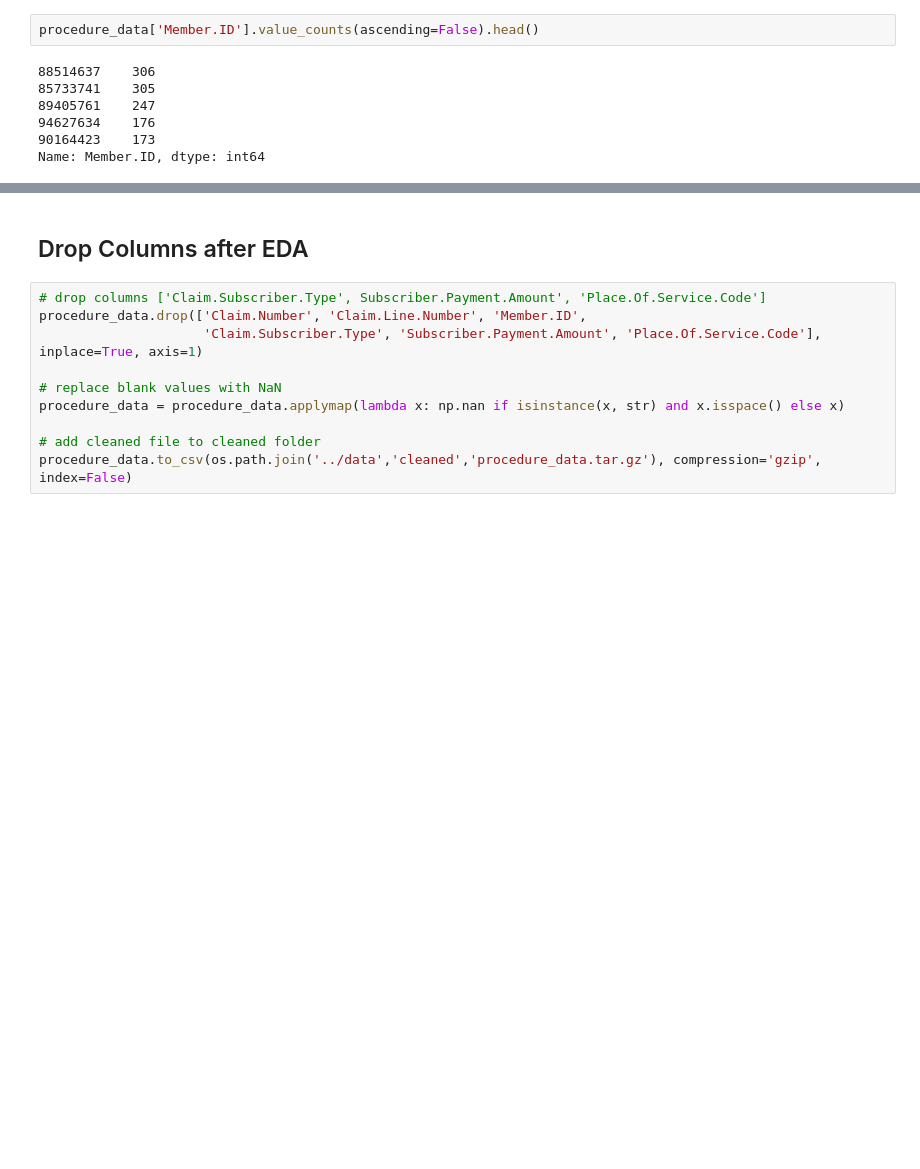
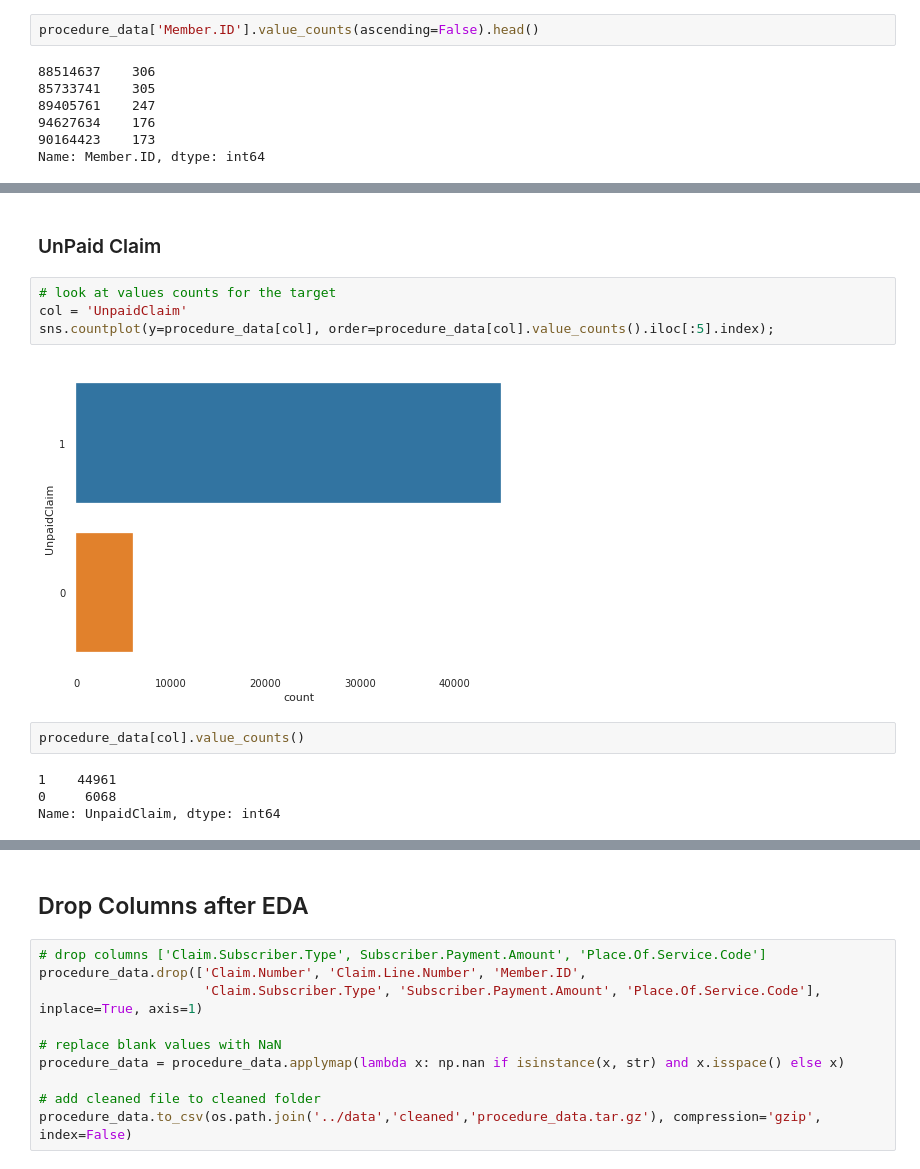
Before and after one commit to narquette/claimassignment, a Jupyter notebook: code/Claim_EDA.ipynb, the cells around one changed output, grey strips where cells are left out. Drawn from its saved outputs; the diff is of its cells as text; blank space fills up the shorter version.

```diff
--- a/code/Claim_EDA.ipynb
+++ b/code/Claim_EDA.ipynb
@@ -611,0 +326,14 @@ procedure_data.loc[procedure_data['Member.ID'] == 88514637.0]
+# %% [markdown]
+### UnPaid Claim
+# %%
+# look at values counts for the target
+col = 'UnpaidClaim'
+sns.countplot(y=procedure_data[col], order=procedure_data[col].value_counts().iloc[:5].index);
+# %% [output]
+[figure, added]
+# %%
+procedure_data[col].value_counts()
+# %% [output]
+1    44961
+0     6068
+Name: UnpaidClaim, dtype: int64
```
Also changed, not shown: parts of 134 cells of this notebook, 19 other files.
